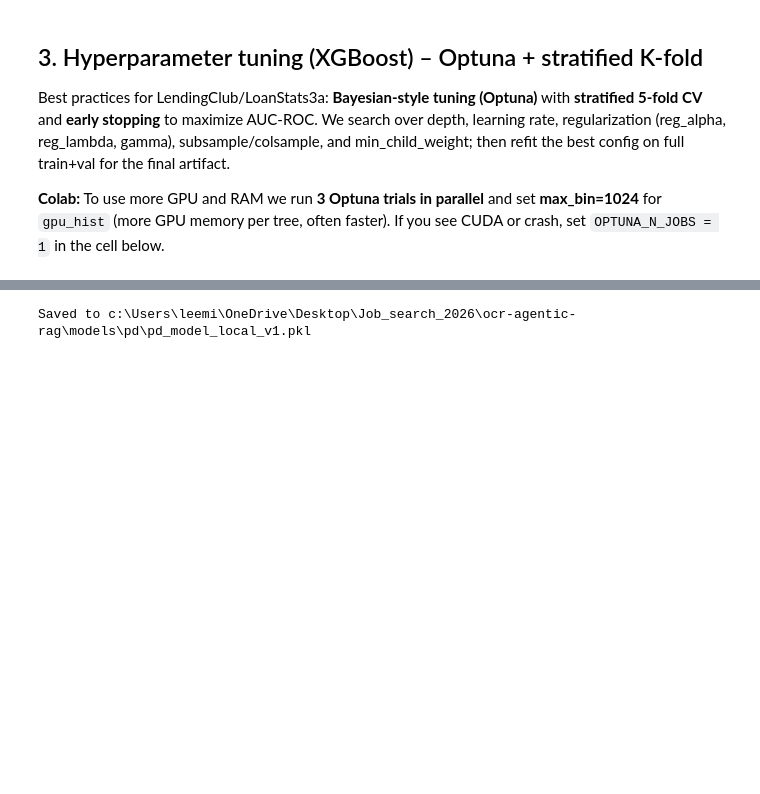
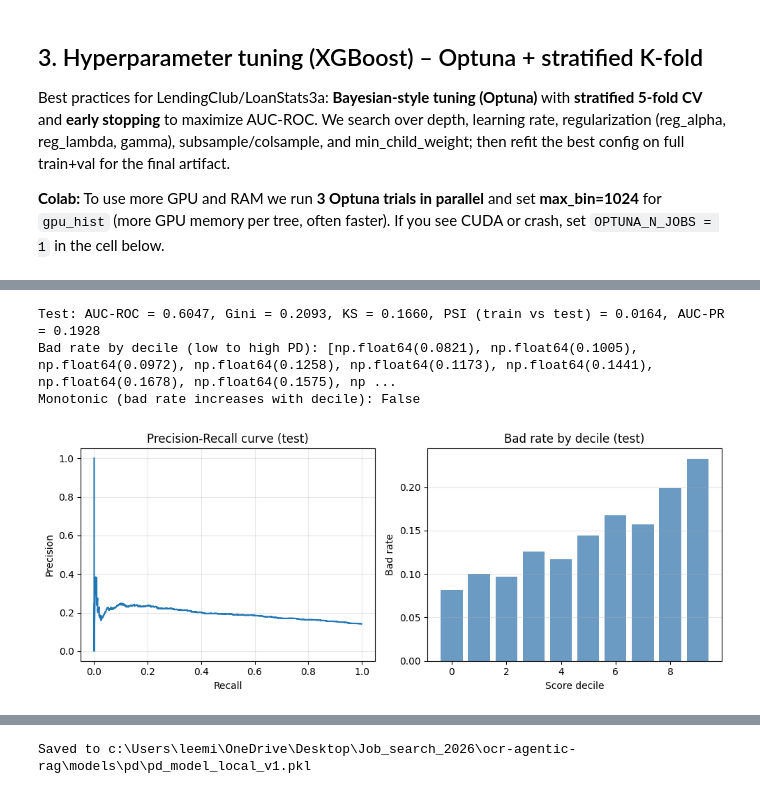
Before and after one commit to leemingloon/ocr-agentic-rag, a Jupyter notebook: notebooks/02_pd_xgboost_training.ipynb, the cells around one changed output, grey strips where cells are left out. Saved outputs shown, nothing was run; the diff lists cells and outputs as text; code cells hidden in the pictures; blank space fills up the shorter version.

```diff
--- a/notebooks/02_pd_xgboost_training.ipynb
+++ b/notebooks/02_pd_xgboost_training.ipynb
@@ -264,4 +284,10 @@ y_full = pd.concat([y_train, y_val], axis=0)
 final_model = xgb.XGBClassifier(**best_params)
 final_model.fit(X_full, y_full, verbose=False)
 # Saved model runs on CPU for eval_runner; GPU was used only for faster training.
+
+# Out-of-time test set evaluation (when time split is used)
+if "X_test" in dir() and X_test is not None and len(X_test) > 0:
+    p_test = final_model.predict_proba(X_test)[:, 1]
+    test_metrics = eval_binary(y_test, p_test)
+    print("Test (out-of-time):", test_metrics)
 # %% [output]
@@ -312,0 +347,72 @@ print("Optimal threshold (max F1):", round(best_threshold_opt, 3), "-> F1", roun
+# %%
+# Credit metrics on test set (out-of-time when time split is used)
+import matplotlib.pyplot as plt
+from sklearn.metrics import roc_curve, precision_recall_curve, auc
+
+def ks_statistic(y_true, y_prob):
+    fpr, tpr, _ = roc_curve(y_true, y_prob)
+    return np.max(np.abs(tpr - fpr))
+
+def psi(scores_train, scores_test, n_bins=10):
+    breakpoints = np.percentile(scores_train, np.linspace(0, 100, n_bins + 1))
+    breakpoints[-1] += 1e-6
+    def bin_pct(scores):
+        pcts = np.diff(np.searchsorted(np.sort(scores), breakpoints)) / len(scores)
+        return np.clip(pcts, 1e-6, 1)
+    p_train = bin_pct(scores_train)
+    p_test = bin_pct(scores_test)
+    return np.sum((p_test - p_train) * np.log(p_test / p_train))
+
+if "X_test" in dir() and X_test is not None and len(X_test) > 0:
+    p_train = final_model.predict_proba(X_train)[:, 1]
+    p_test = final_model.predict_proba(X_test)[:, 1]
+    auc_roc = roc_auc_score(y_test, p_test)
+    gini = 2 * auc_roc - 1
+    ks = ks_statistic(y_test, p_test)
+    psi_val = psi(p_train, p_test)
+    precision_curve, recall_curve, _ = precision_recall_curve(y_test, p_test)
+    auc_pr = auc(recall_curve, precision_curve)
+    print("Test: AUC-ROC = {:.4f}, Gini = {:.4f}, KS = {:.4f}, PSI (train vs test) = {:.4f}, AUC-PR = {:.4f}".format(auc_roc, gini, ks, psi_val, auc_pr))
+
+    # Bad rate by score decile (monotonicity)
+    deciles = np.percentile(p_test, np.linspace(0, 100, 11))
+    deciles[-1] += 1e-6
+    bad_rates = []
+    for i in range(10):
+        mask = (p_test >= deciles[i]) & (p_test < deciles[i + 1])
+        if mask.sum() > 0:
+            bad_rates.append(y_test[mask].mean())
+        else:
+            bad_rates.append(np.nan)
+    print("Bad rate by decile (low to high PD):", [round(b, 4) if not np.isnan(b) else b for b in bad_rates])
+    if not np.any(np.isnan(bad_rates)):
+        monotonic = all(bad_rates[i] <= bad_rates[i+1] + 1e-6 for i in range(len(bad_rates)-1))
+        print("Monotonic (bad rate increases with decile):", monotonic)
+
+    fig, axes = plt.subplots(1, 2, figsize=(10, 4))
+    axes[0].plot(recall_curve, precision_curve)
+    axes[0].set_xlabel("Recall"); axes[0].set_ylabel("Precision"); axes[0].set_title("Precision-Recall curve (test)")
+    axes[0].grid(True, alpha=0.3)
+    axes[1].bar(range(10), bad_rates, color="steelblue", alpha=0.8)
+    axes[1].set_xlabel("Score decile"); axes[1].set_ylabel("Bad rate"); axes[1].set_title("Bad rate by decile (test)")
+    axes[1].grid(True, alpha=0.3, axis="y")
+    plt.tight_layout()
+    plt.show()
+
+    # Performance by subgroup (purpose_risk_code, home_ownership_risk_code)
+    if "purpose_risk_code" in X_test.columns and "home_ownership_risk_code" in X_test.columns:
+        print("\nSubgroup performance (test):")
+        for col in ["purpose_risk_code", "home_ownership_risk_code"]:
+            for val in sorted(X_test[col].dropna().unique()):
+                m = X_test[col] == val
+                if m.sum() >= 50 and y_test[m].nunique() >= 2:
+                    auc_s = roc_auc_score(y_test[m], p_test[m])
+                    ks_s = ks_statistic(np.asarray(y_test[m]).ravel(), np.asarray(p_test[m]).ravel())
+                    print(f"  {col}={val}: n={m.sum()}, AUC={auc_s:.3f}, KS={ks_s:.3f}")
+else:
+    print("No test set (X_test) available; run with time-based split from notebook 01.")
+# %% [output]
+Test: AUC-ROC = 0.6047, Gini = 0.2093, KS = 0.1660, PSI (train vs test) = 0.0164, AUC-PR = 0.1928
+Bad rate by decile (low to high PD): [np.float64(0.0821), np.float64(0.1005), np.float64(0.0972), np.float64(0.1258), np.float64(0.1173), np.float64(0.1441), np.float64(0.1678), np.float64(0.1575), np ...
+Monotonic (bad rate increases with decile): False
+[figure, added]
```
Also changed, not shown: parts of 19 cells of this notebook, 9 other files.
